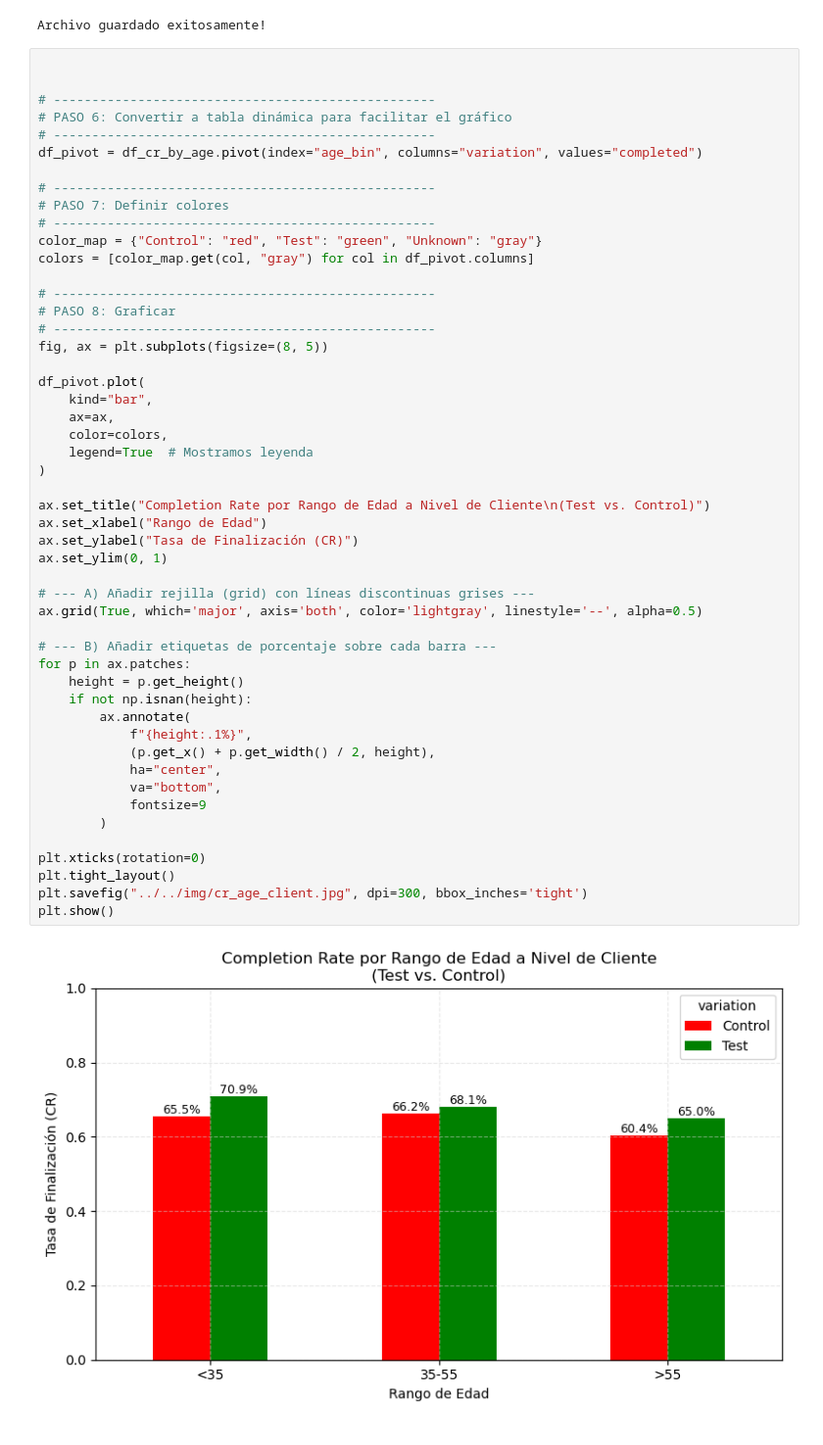
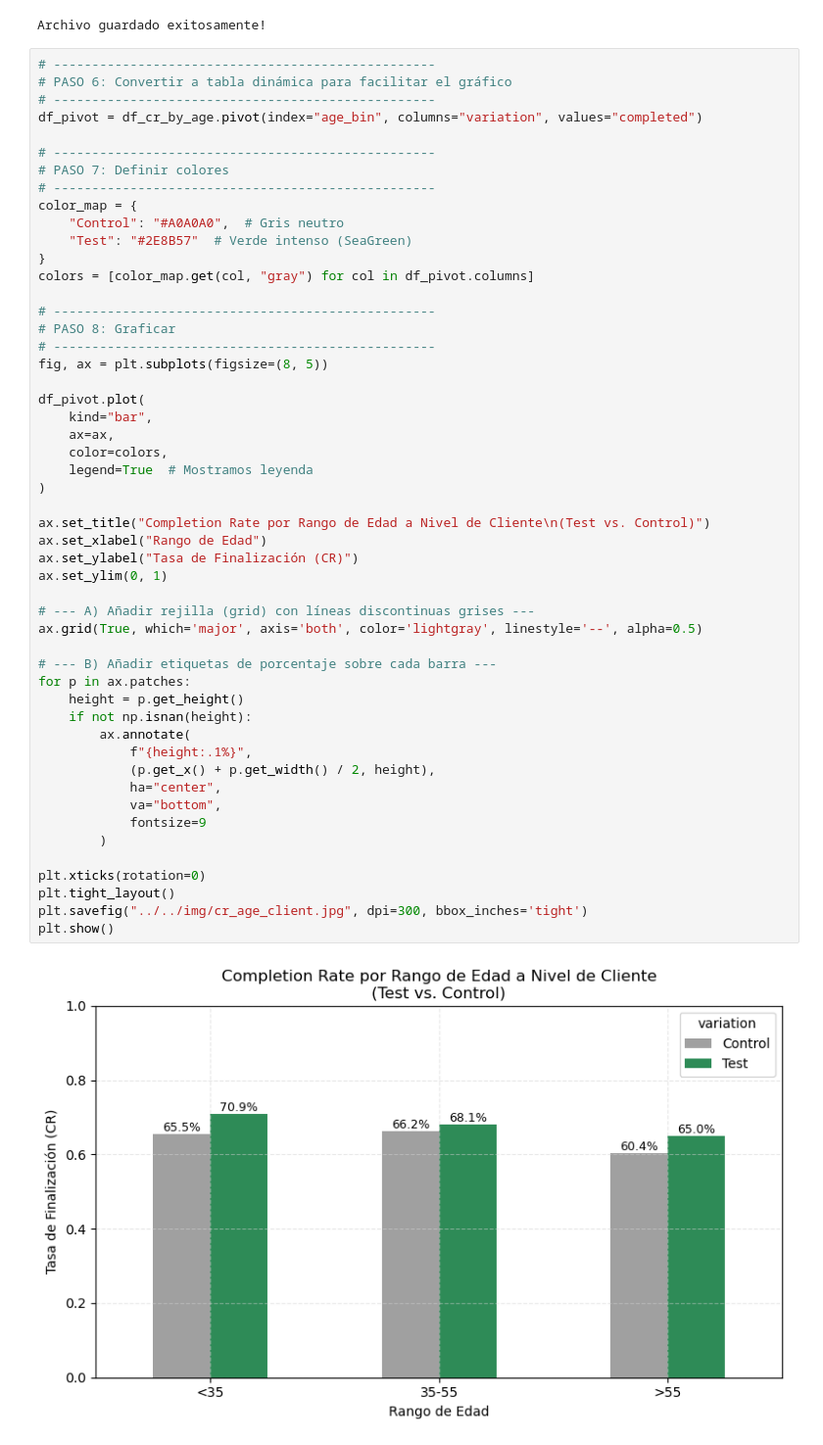
Before and after one commit to jesuserro/eda-testing-vanguard, a Jupyter notebook: src/kpi/1_2_CR_client_age.ipynb, the cells around one changed output. Shown at 98% size. Drawn from its saved outputs; the diff is of its cells as text.

```diff
--- a/src/kpi/1_2_CR_client_age.ipynb
+++ b/src/kpi/1_2_CR_client_age.ipynb
@@ -52,8 +52,6 @@ print("Archivo guardado exitosamente!")
 # %% [output]
 Archivo guardado exitosamente!
 # %%
-
-
 # --------------------------------------------------
 # PASO 6: Convertir a tabla dinámica para facilitar el gráfico
 # --------------------------------------------------
@@ -62,7 +60,10 @@ df_pivot = df_cr_by_age.pivot(index="age_bin", columns="variation", values="comp
 # --------------------------------------------------
 # PASO 7: Definir colores
 # --------------------------------------------------
-color_map = {"Control": "red", "Test": "green", "Unknown": "gray"}
+color_map = {
+    "Control": "#A0A0A0",  # Gris neutro
+    "Test": "#2E8B57"  # Verde intenso (SeaGreen)
+}
 colors = [color_map.get(col, "gray") for col in df_pivot.columns]
 
 # --------------------------------------------------
@@ -75,31 +76,31 @@ df_pivot.plot(
     ax=ax,
     color=colors,
     legend=True  # Mostramos leyenda
 )
 
 ax.set_title("Completion Rate por Rango de Edad a Nivel de Cliente\n(Test vs. Control)")
 ax.set_xlabel("Rango de Edad")
 ax.set_ylabel("Tasa de Finalización (CR)")
 ax.set_ylim(0, 1)
 
 # --- A) Añadir rejilla (grid) con líneas discontinuas grises ---
 ax.grid(True, which='major', axis='both', color='lightgray', linestyle='--', alpha=0.5)
 
 # --- B) Añadir etiquetas de porcentaje sobre cada barra ---
 for p in ax.patches:
     height = p.get_height()
     if not np.isnan(height):
         ax.annotate(
             f"{height:.1%}",
             (p.get_x() + p.get_width() / 2, height),
             ha="center",
             va="bottom",
             fontsize=9
         )
 
 plt.xticks(rotation=0)
 plt.tight_layout()
 plt.savefig("../../img/cr_age_client.jpg", dpi=300, bbox_inches='tight')
 plt.show()
 # %% [output]
-[figure, old version]
+[figure, new version]
```
Also changed, not shown: 1 other file.
